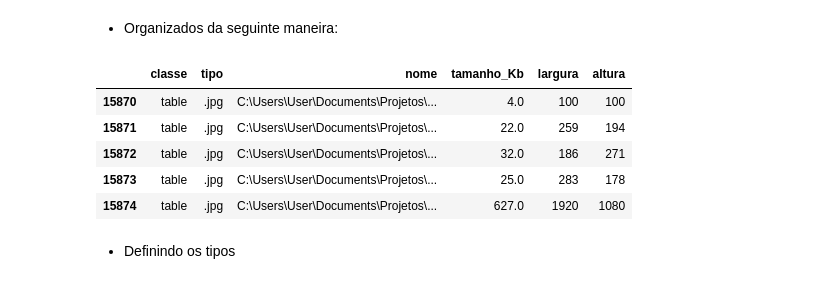
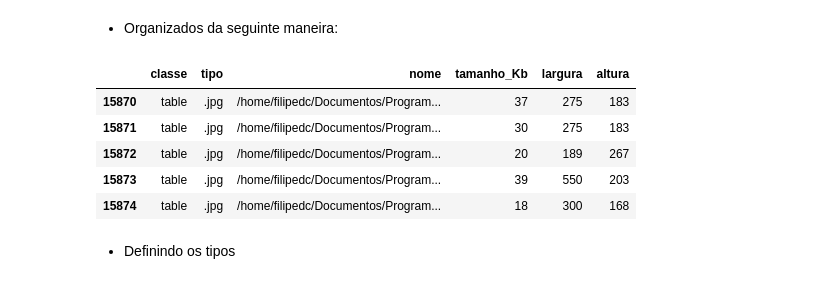
Before and after one commit to filipe1992/projetoML, a Jupyter notebook: Projeto_AM.ipynb, the cells around one changed output. Saved outputs shown, nothing was run; the diff lists cells and outputs as text; code cells hidden in the pictures.

```diff
--- a/Projeto_AM.ipynb
+++ b/Projeto_AM.ipynb
@@ -159,6 +167,8 @@ import PIL
 ### Trata-se e um conjunto de imagens:
 - A quantidade de imagens diversas:
 # %%
-diretorio_imagens = 'C:/Users/User/Documents/Projetos/Imagens/graphs/'
-#diretorio_imagens = '/home/filipedc/Documentos/Programação/python/projetoML/projetoML/graphs/'
+#diretorio_imagens = 'C:/Users/User/Documents/Projetos/Imagens/graphs/'
+diretorio_imagens = '/home/filipedc/Documentos/Programação/python/projetoML/projetoML/graphs/'
 diretorio = pathlib.Path(diretorio_imagens)
+for i in list(diretorio.glob("*.*"))[:10]:
+    print(i.stem)
@@ -182,6 +206,7 @@ for classe in nome_classes:
         file = pathlib.Path(endereco)
         file.rename(str(file.with_stem(classe+"_"+str(i))))
 
-
-print(list(pathlib.Path(diretorio_imagens).glob("*.*"))[:3])
+print("Novos nomes:\n")
+for i in list(diretorio.glob("*.*"))[:10]:
+    print(i.stem)
 # %% [output]
@@ -257,15 +293,15 @@ Neste projeto serão usadas 15875 imagens
 # %% [markdown]
 - Organizados da seguinte maneira:
 # %%
-df_dataset = df_dataset.astype({"classe": "str", "tipo": "str", "nome": "str", "tamanho_Kb": "float", "largura": "int32", "altura": "int32"})
+df_dataset = df_dataset.astype({"classe": "str", "tipo": "str", "nome": "str", "tamanho_Kb": "int32", "largura": "int32", "altura": "int32"})
 df_dataset[-5:]
 # %% [output]
 |  | classe | tipo | nome | tamanho_Kb | largura | altura |
-| 15870 | table | .jpg | C:\Users\User\Documents\Projetos\... | 4.0 | 100 | 100 |
-| 15871 | table | .jpg | C:\Users\User\Documents\Projetos\... | 22.0 | 259 | 194 |
-| 15872 | table | .jpg | C:\Users\User\Documents\Projetos\... | 32.0 | 186 | 271 |
-| 15873 | table | .jpg | C:\Users\User\Documents\Projetos\... | 25.0 | 283 | 178 |
-| 15874 | table | .jpg | C:\Users\User\Documents\Projetos\... | 627.0 | 1920 | 1080 |
+| 15870 | table | .jpg | /home/filipedc/Documentos/Program... | 37 | 275 | 183 |
+| 15871 | table | .jpg | /home/filipedc/Documentos/Program... | 30 | 275 | 183 |
+| 15872 | table | .jpg | /home/filipedc/Documentos/Program... | 20 | 189 | 267 |
+| 15873 | table | .jpg | /home/filipedc/Documentos/Program... | 39 | 550 | 203 |
+| 15874 | table | .jpg | /home/filipedc/Documentos/Program... | 18 | 300 | 168 |
 # %% [markdown]
 - Definindo os tipos
 # %%
```
Also changed, not shown: parts of 22 cells of this notebook.
